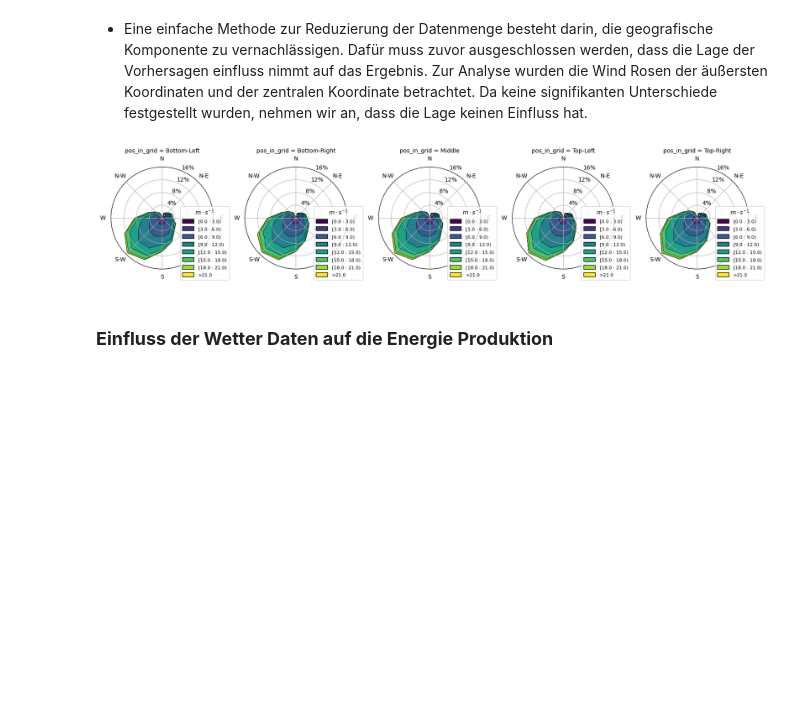
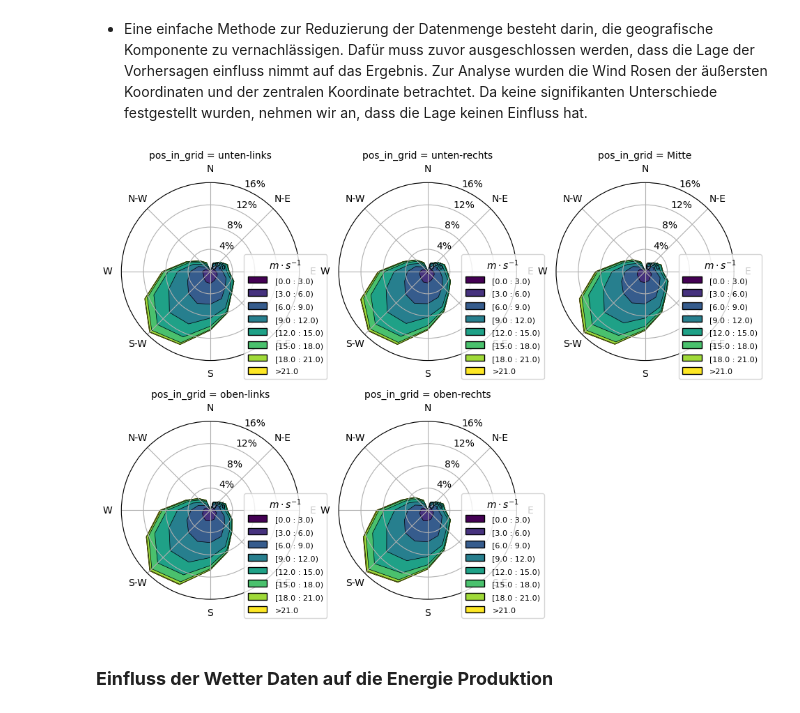
Before and after one commit to av1c3nna/awp2, a Jupyter notebook: explorative_data_analysis_cleaned.ipynb, the cells around one changed output. Saved outputs shown, nothing was run; the diff lists cells and outputs as text; code cells hidden in the pictures; blank space fills up the shorter version.

```diff
--- a/explorative_data_analysis_cleaned.ipynb
+++ b/explorative_data_analysis_cleaned.ipynb
@@ -163,11 +163,11 @@ plot_df = ncep_hornsea_geo[["latitude","longitude", "valid_time", "WindSpeed:100
 plot_df = plot_df[plot_df.lat_lon_combination.isin(corner_pos)]
 
 coordinate_names = {
-    "53.59_1.522": "Bottom-Left",
-    "53.59_2.022": "Bottom-Right",
-    "54.09_2.022": "Top-Right",
-    "54.09_1.522": "Top-Left",
-    "53.84_1.772": "Middle"
+    "53.59_1.522": "unten-links",
+    "53.59_2.022": "unten-rechts",
+    "54.09_2.022": "oben-rechts",
+    "54.09_1.522": "oben-links",
+    "53.84_1.772": "Mitte"
 }
 plot_df['pos_in_grid'] = plot_df['lat_lon_combination'].map(coordinate_names)
 
@@ -182,7 +182,7 @@ def plot_windrose_subplots(data, *, direction, var, color=None, **kwargs):
 g = sns.FacetGrid(
     data=plot_df,
     col="pos_in_grid", #col name
-    col_wrap=5,
+    col_wrap=3,
     subplot_kws={"projection": "windrose"},
     sharex=False,
     sharey=False,
@@ -214,34 +214,34 @@ g.map_dataframe(
     linewidth=0.5,
     kind="contourf",
     cmap=cm.viridis
 )
 
 g.map_dataframe(
     plot_windrose_subplots,
     direction="WindDirection:100",
     var="WindSpeed:100",
     normed=True,
     bins=windRange,
     linewidth=0.5,
     colors="black",
     kind="contour",
 )
 
 # make the subplots easier to compare, by having the same y-axis range
 y_ticks = range(0, 17, 4)
 for ax in g.axes:
     ax.set_legend(
         title=r"$m \cdot s^{-1}$", bbox_to_anchor=(1.15, -0.1), loc="lower right"
     )
     ax.set_rgrids(y_ticks, y_ticks)
     fmt = '%.0f%%'
     yticks = mtick.FormatStrFormatter(fmt)
     ax.yaxis.set_major_formatter(yticks)
 
 # adjust the spacing between the subplots to have sufficient space between plots
 plt.subplots_adjust(wspace=-0.2)
 # %% [output]
-[figure, old version]
+[figure, new version]
 # %% [markdown]
 ### __Einfluss der Wetter Daten auf die Energie Produktion__
 # %% [markdown]
```
Also changed, not shown: parts of 6 cells of this notebook, 2 other files.
